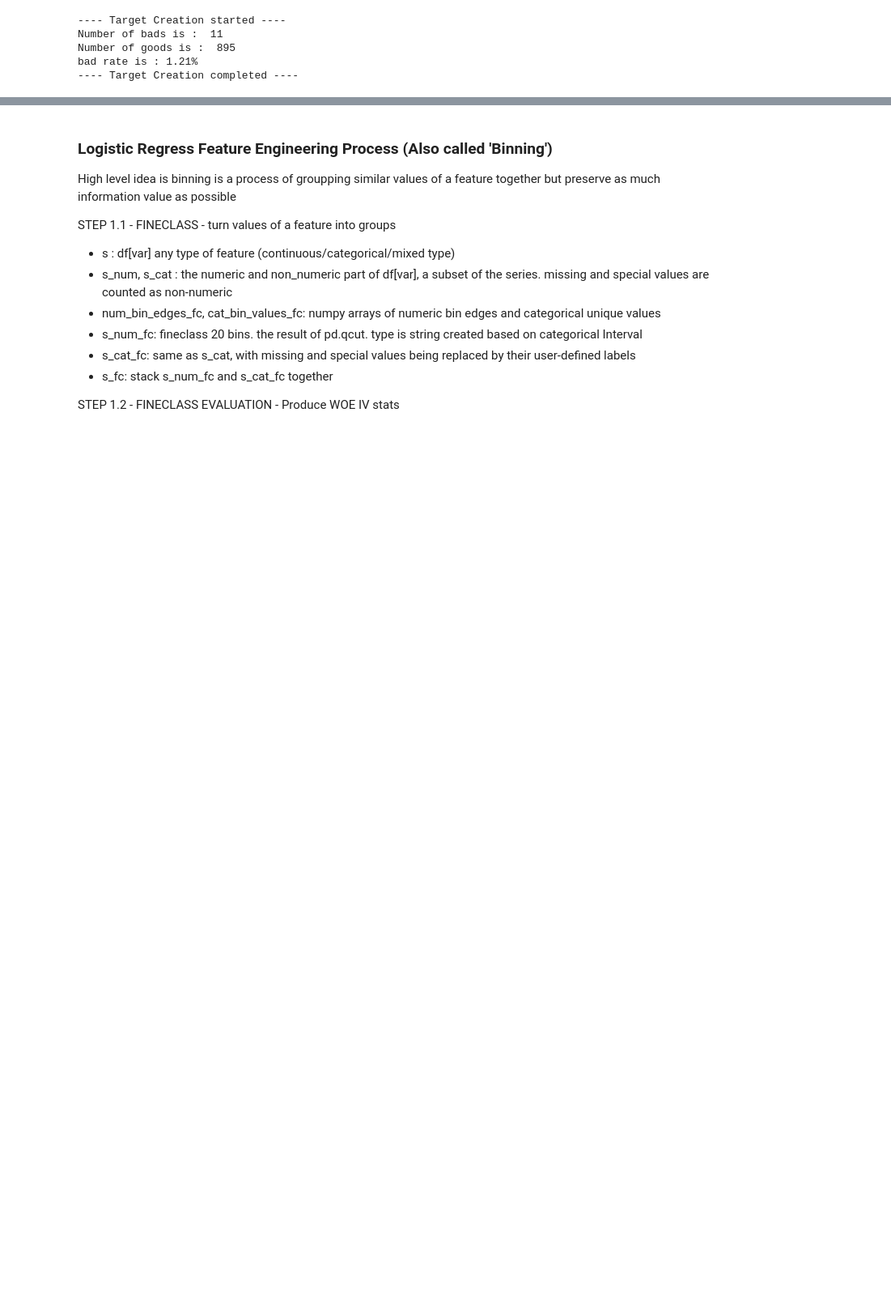
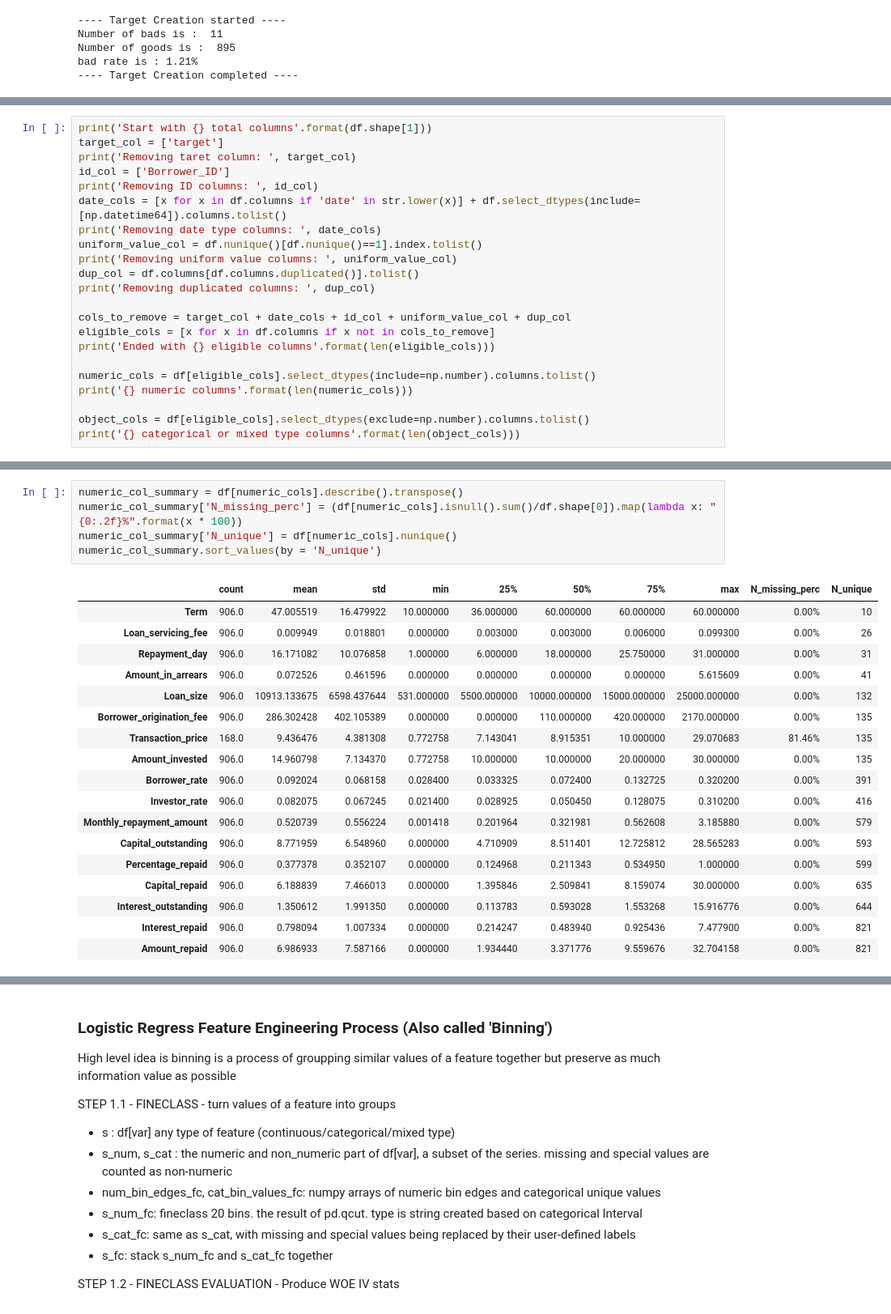
Before and after one commit to cxl923cc/logistic_regression, a Jupyter notebook: Logreg_Binning.ipynb, the cells around one changed output, grey strips where cells are left out. Shown at 81% size. Saved outputs shown, nothing was run; the diff lists cells and outputs as text; blank space fills up the shorter version.

```diff
--- a/Logreg_Binning.ipynb
+++ b/Logreg_Binning.ipynb
@@ -40,0 +50,22 @@ bad rate is : 1.21%
+# %%
+print('Start with {} total columns'.format(df.shape[1]))
+target_col = ['target']
+print('Removing taret column: ', target_col)
+id_col = ['Borrower_ID']
+print('Removing ID columns: ', id_col)
+date_cols = [x for x in df.columns if 'date' in str.lower(x)] + df.select_dtypes(include=[np.datetime64]).columns.tolist()
+print('Removing date type columns: ', date_cols)
+uniform_value_col = df.nunique()[df.nunique()==1].index.tolist()
+print('Removing uniform value columns: ', uniform_value_col)
+dup_col = df.columns[df.columns.duplicated()].tolist()
+print('Removing duplicated columns: ', dup_col)
+
+cols_to_remove = target_col + date_cols + id_col + uniform_value_col + dup_col
+eligible_cols = [x for x in df.columns if x not in cols_to_remove]
+print('Ended with {} eligible columns'.format(len(eligible_cols)))
+
+numeric_cols = df[eligible_cols].select_dtypes(include=np.number).columns.tolist()
+print('{} numeric columns'.format(len(numeric_cols)))
+
+object_cols = df[eligible_cols].select_dtypes(exclude=np.number).columns.tolist()
+print('{} categorical or mixed type columns'.format(len(object_cols)))
@@ -40,0 +82,24 @@ bad rate is : 1.21%
+# %%
+numeric_col_summary = df[numeric_cols].describe().transpose()
+numeric_col_summary['N_missing_perc'] = (df[numeric_cols].isnull().sum()/df.shape[0]).map(lambda x: "{0:.2f}%".format(x * 100))
+numeric_col_summary['N_unique'] = df[numeric_cols].nunique()
+numeric_col_summary.sort_values(by = 'N_unique')
+# %% [output]
+|  | count | mean | std | min | 25% | 50% | 75% | max | N_missing_perc | N_unique |
+| Term | 906.0 | 47.005519 | 16.479922 | 10.000000 | 36.000000 | 60.000000 | 60.000000 | 60.000000 | 0.00% | 10 |
+| Loan_servicing_fee | 906.0 | 0.009949 | 0.018801 | 0.000000 | 0.003000 | 0.003000 | 0.006000 | 0.099300 | 0.00% | 26 |
+| Repayment_day | 906.0 | 16.171082 | 10.076858 | 1.000000 | 6.000000 | 18.000000 | 25.750000 | 31.000000 | 0.00% | 31 |
+| Amount_in_arrears | 906.0 | 0.072526 | 0.461596 | 0.000000 | 0.000000 | 0.000000 | 0.000000 | 5.615609 | 0.00% | 41 |
+| Loan_size | 906.0 | 10913.133675 | 6598.437644 | 531.000000 | 5500.000000 | 10000.000000 | 15000.000000 | 25000.000000 | 0.00% | 132 |
+| Borrower_origination_fee | 906.0 | 286.302428 | 402.105389 | 0.000000 | 0.000000 | 110.000000 | 420.000000 | 2170.000000 | 0.00% | 135 |
+| Transaction_price | 168.0 | 9.436476 | 4.381308 | 0.772758 | 7.143041 | 8.915351 | 10.000000 | 29.070683 | 81.46% | 135 |
+| Amount_invested | 906.0 | 14.960798 | 7.134370 | 0.772758 | 10.000000 | 10.000000 | 20.000000 | 30.000000 | 0.00% | 135 |
+| Borrower_rate | 906.0 | 0.092024 | 0.068158 | 0.028400 | 0.033325 | 0.072400 | 0.132725 | 0.320200 | 0.00% | 391 |
+| Investor_rate | 906.0 | 0.082075 | 0.067245 | 0.021400 | 0.028925 | 0.050450 | 0.128075 | 0.310200 | 0.00% | 416 |
+| Monthly_repayment_amount | 906.0 | 0.520739 | 0.556224 | 0.001418 | 0.201964 | 0.321981 | 0.562608 | 3.185880 | 0.00% | 579 |
+| Capital_outstanding | 906.0 | 8.771959 | 6.548960 | 0.000000 | 4.710909 | 8.511401 | 12.725812 | 28.565283 | 0.00% | 593 |
+| Percentage_repaid | 906.0 | 0.377378 | 0.352107 | 0.000000 | 0.124968 | 0.211343 | 0.534950 | 1.000000 | 0.00% | 599 |
+| Capital_repaid | 906.0 | 6.188839 | 7.466013 | 0.000000 | 1.395846 | 2.509841 | 8.159074 | 30.000000 | 0.00% | 635 |
+| Interest_outstanding | 906.0 | 1.350612 | 1.991350 | 0.000000 | 0.113783 | 0.593028 | 1.553268 | 15.916776 | 0.00% | 644 |
+| Interest_repaid | 906.0 | 0.798094 | 1.007334 | 0.000000 | 0.214247 | 0.483940 | 0.925436 | 7.477900 | 0.00% | 821 |
+| Amount_repaid | 906.0 | 6.986933 | 7.587166 | 0.000000 | 1.934440 | 3.371776 | 9.559676 | 32.704158 | 0.00% | 821 |
```
Also changed, not shown: parts of 17 cells of this notebook, 1 other file.
